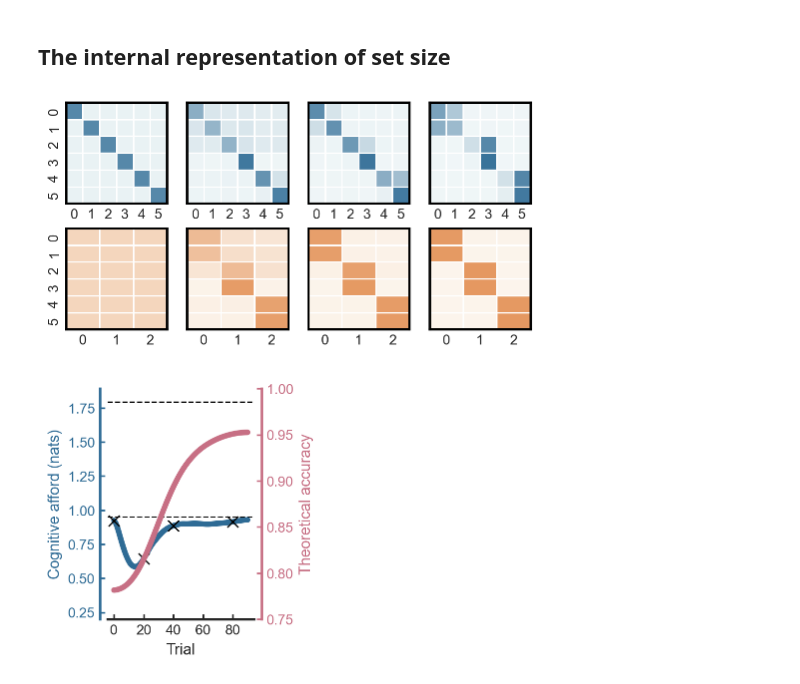
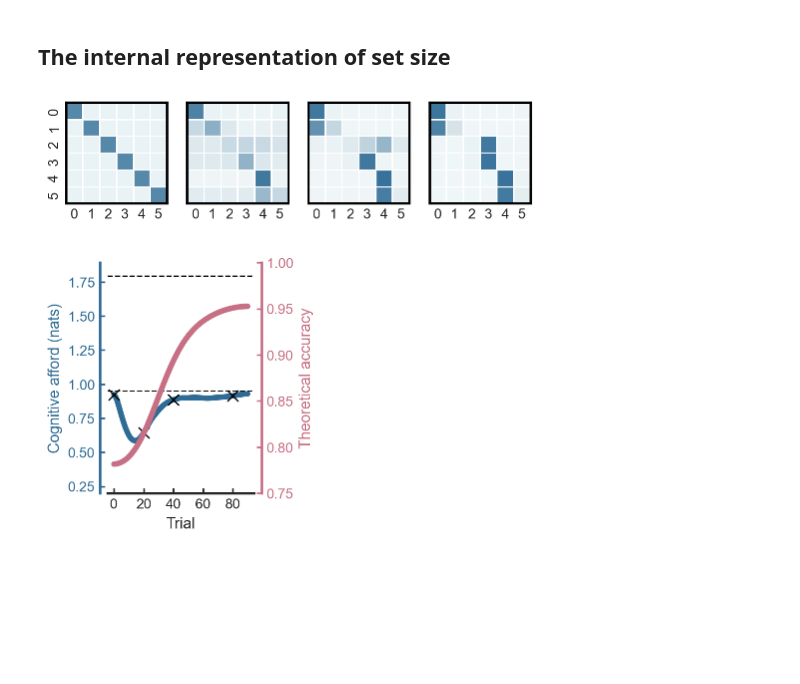
Before and after one commit to fangzefunny/efficient-representation-set-size, a Jupyter notebook: visualization/Fig2.ipynb, the cells around one changed output. Drawn from its saved outputs; the diff is of its cells as text; code cells hidden in the pictures; blank space fills up the shorter version.

```diff
--- a/visualization/Fig2.ipynb
+++ b/visualization/Fig2.ipynb
@@ -88,7 +88,7 @@ def sim(env_fn, agent, params, n_sub=20, n_sim=20):
         # for each block type
         sub_data = {}
         for i, block_type in enumerate(range(2, 7)):
-            block_data = env_fn(block_type).instan(max_reps=50, seed=seed+i)
+            block_data = env_fn(block_type).instan(max_reps=10, seed=seed+i)
             block_data['block_id'] = i
             sub_data[i] = block_data
         for i in range(n_sim):
@@ -99,3 +99,9 @@ def sim(env_fn, agent, params, n_sub=20, n_sim=20):
     # concat all the data
     sim_data = pd.concat(sim_data)
     return sim_data
+# %%
+params = [15, 20, .95, .1, 0]
+agent = 'ecRL'
+sim_data = sim(setsize_task, agent, params, n_sub=10, n_sim=40)
+fig, axs = plt.subplots(1, 2, figsize=(7, 4))
+two_behavioral_patterns(sim_data, [axs[0], axs[1]])
@@ -139,14 +147,14 @@ def sim_data(data_set, agent, params):
     sim_data = pd.concat(sim_data)
     return sim_data
 # %%
-agent = ecPG
+agent = ecRL0
 env_fn = setsize_task
-rparams = [1, 30, .1, .95, 0]
+rparams = [15, 30, .95, .1]
 # %%
 fname = '../data/setsize-collins12.pkl'
 with open(fname, 'rb') as f: data = pickle.load(f)
 # randomly pickle a set size = 6
-np.random.seed(2024)
+np.random.seed(2040)
 sub_lst = data.keys()
 for sub_id in sub_lst:
     block_lst = data[sub_id].keys()
@@ -159,42 +167,42 @@ for sub_id in sub_lst:
             break
     break
 
-rng = np.random.RandomState(2022)
+rng = np.random.RandomState(2028)
 params = agent.link_params(rparams)
 n_sim = 100
 sim_data = {}
 for i in range(n_sim):
     model = wrapper(agent, env_fn)
-    insights = agent.insights
+    insights = ['enc']
     sub_data = data[sub_id]
     model.register_hooks(*insights)
     sim_datum = model.sim_block(tar_task, params, rng)
     sim_data[i] = sim_datum
 # %%
-fig, axs = plt.subplots(2, 4, figsize=(6, 3), sharey=True)
-trials = [0, 20, 40, 80]
+fig, axs = plt.subplots(1, 4, figsize=(6, 1.75), sharey=True)
+trials = [0, 20, 40, 50]
 for i, t in enumerate(trials):
-    ax = axs[0, i]
+    ax = axs[i]
     sns.heatmap(model.insights['enc'][t], ax=ax,
                 cbar=False,
                 lw=.5, cmap=viz.BluesMap, vmin=0, vmax=1)
     for spine in ax.spines.values():
         spine.set_visible(True)
         spine.set_color('black')
     ax.set_box_aspect(1)
 
-    ax = axs[1, i]
-    sns.heatmap(model.insights['pol'][t], ax=ax,
-                cbar=False,
-                lw=.5, cmap=viz.YellowsMap, vmin=0, vmax=1)
-    for spine in ax.spines.values():
-        spine.set_visible(True)
-        spine.set_color('black')
-    ax.set_box_aspect(1)
+    # ax = axs[1, i]
+    # sns.heatmap(model.insights['pol'][t], ax=ax,
+    #             cbar=False,
+    #             lw=.5, cmap=viz.YellowsMap, vmin=0, vmax=1)
+    # for spine in ax.spines.values():
+    #     spine.set_visible(True)
+    #     spine.set_color('black')
+    # ax.set_box_aspect(1)
 #plt.savefig('../figures/Fig2/enc_pol.pdf', dpi=300)
 plt.show()
 # %% [output]
-[figure, old version]
+[figure, new version]
 # %%
 # get the correct answer
 cor_mapping = tar_task.groupby('s')['cor_a'].mean().reset_index()
```
Also changed, not shown: parts of 2 cells of this notebook, 7 other files.
